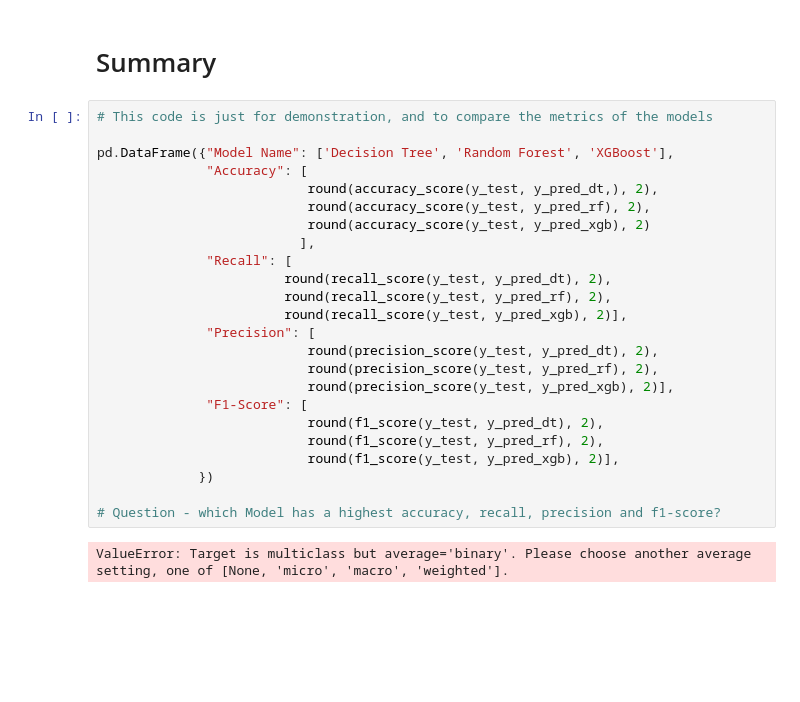
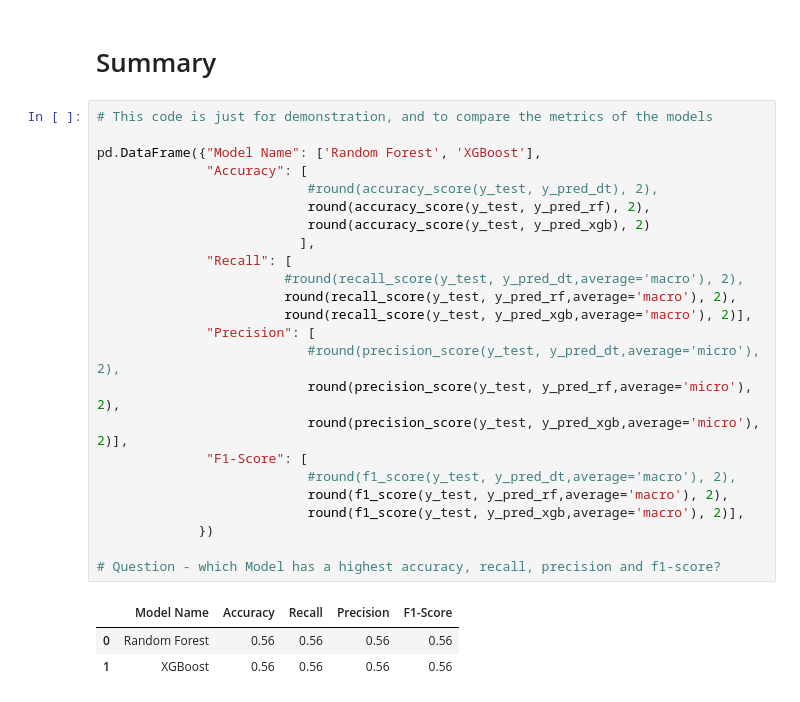
Before and after one commit to SumSumarie/machine_learning, a Jupyter notebook: exam_music_genre/notebook/Music_genre_classification.ipynb, the cells around one changed output. Cells and saved outputs as stored; diff of their text form; blank space fills up the shorter version.

```diff
--- a/exam_music_genre/notebook/Music_genre_classification.ipynb
+++ b/exam_music_genre/notebook/Music_genre_classification.ipynb
@@ -638,26 +662,28 @@ learning_curve_plot(clf_xgb, X_train, y_train, scoring = 'accuracy')
 # %%
 # This code is just for demonstration, and to compare the metrics of the models
 
-pd.DataFrame({"Model Name": ['Decision Tree', 'Random Forest', 'XGBoost'],
+pd.DataFrame({"Model Name": ['Random Forest', 'XGBoost'],
               "Accuracy": [
-                           round(accuracy_score(y_test, y_pred_dt,), 2),
+                           #round(accuracy_score(y_test, y_pred_dt), 2),
                            round(accuracy_score(y_test, y_pred_rf), 2),
                            round(accuracy_score(y_test, y_pred_xgb), 2)
                           ],
               "Recall": [
-                        round(recall_score(y_test, y_pred_dt), 2),
-                        round(recall_score(y_test, y_pred_rf), 2),
-                        round(recall_score(y_test, y_pred_xgb), 2)],
+                        #round(recall_score(y_test, y_pred_dt,average='macro'), 2),
+                        round(recall_score(y_test, y_pred_rf,average='macro'), 2),
+                        round(recall_score(y_test, y_pred_xgb,average='macro'), 2)],
               "Precision": [
-                           round(precision_score(y_test, y_pred_dt), 2),
-                           round(precision_score(y_test, y_pred_rf), 2),
-                           round(precision_score(y_test, y_pred_xgb), 2)],
+                           #round(precision_score(y_test, y_pred_dt,average='micro'), 2),
+                           round(precision_score(y_test, y_pred_rf,average='micro'), 2),
+                           round(precision_score(y_test, y_pred_xgb,average='micro'), 2)],
               "F1-Score": [
-                           round(f1_score(y_test, y_pred_dt), 2),
-                           round(f1_score(y_test, y_pred_rf), 2),
-                           round(f1_score(y_test, y_pred_xgb), 2)],
+                           #round(f1_score(y_test, y_pred_dt,average='macro'), 2),
+                           round(f1_score(y_test, y_pred_rf,average='macro'), 2),
+                           round(f1_score(y_test, y_pred_xgb,average='macro'), 2)],
              })
 
 # Question - which Model has a highest accuracy, recall, precision and f1-score?
 # %% [output]
-ValueError: Target is multiclass but average='binary'. Please choose another average setting, one of [None, 'micro', 'macro', 'weighted'].
+|  | Model Name | Accuracy | Recall | Precision | F1-Score |
+| 0 | Random Forest | 0.56 | 0.56 | 0.56 | 0.56 |
+| 1 | XGBoost | 0.56 | 0.56 | 0.56 | 0.56 |
```
Also changed, not shown: parts of 25 cells of this notebook, 1 other file.
